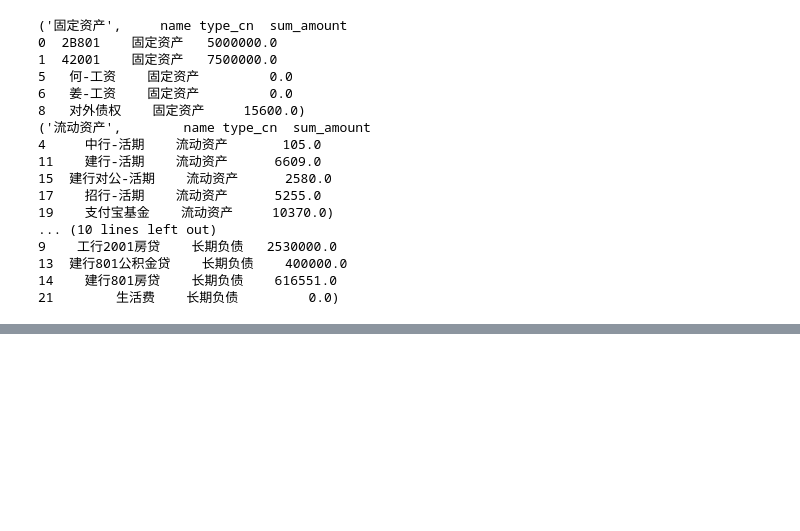
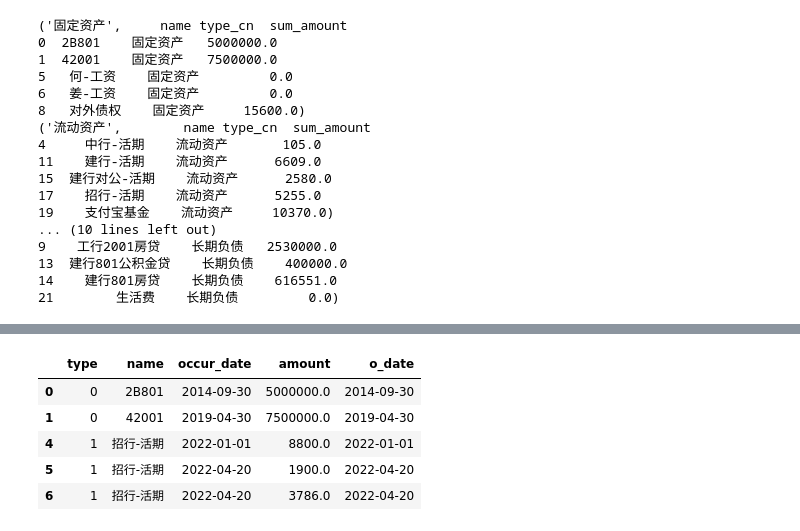
Before and after one commit to nutalk/OpenBookkeeping, a Jupyter notebook: ana_info.ipynb, the cells around one changed output, grey strips where cells are left out. Cells and saved outputs as stored; diff of their text form; code cells hidden in the pictures; blank space fills up the shorter version.

```diff
--- a/ana_info.ipynb
+++ b/ana_info.ipynb
@@ -61,0 +75,9 @@ de_df = prop_df[prop_df['type'] >= 2]
+# %%
+prop_detail_df.head()
+# %% [output]
+|  | type | name | occur_date | amount | o_date |
+| 0 | 0 | 2B801 | 2014-09-30 | 5000000.0 | 2014-09-30 |
+| 1 | 0 | 42001 | 2019-04-30 | 7500000.0 | 2019-04-30 |
+| 4 | 1 | 招行-活期 | 2022-01-01 | 8800.0 | 2022-01-01 |
+| 5 | 1 | 招行-活期 | 2022-04-20 | 1900.0 | 2022-04-20 |
+| 6 | 1 | 招行-活期 | 2022-04-20 | 3786.0 | 2022-04-20 |
```
Also changed, not shown: parts of 10 cells of this notebook, 1 other file.
